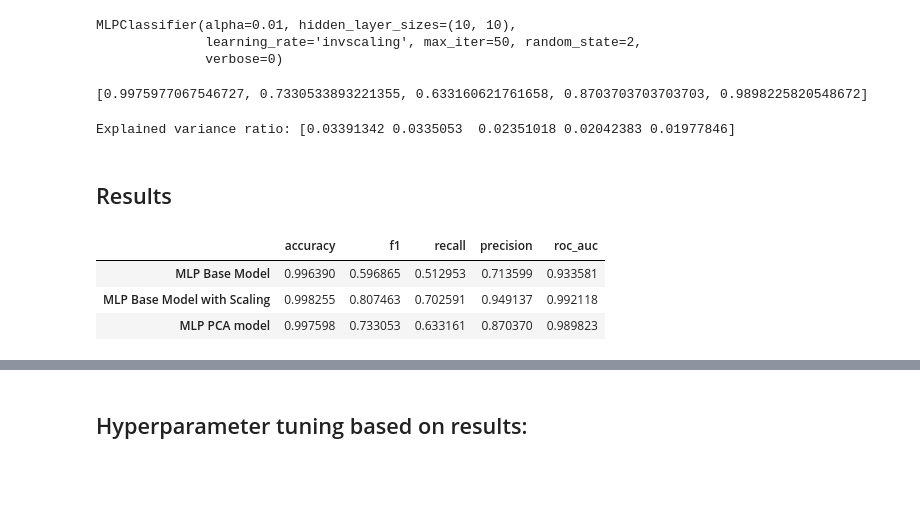
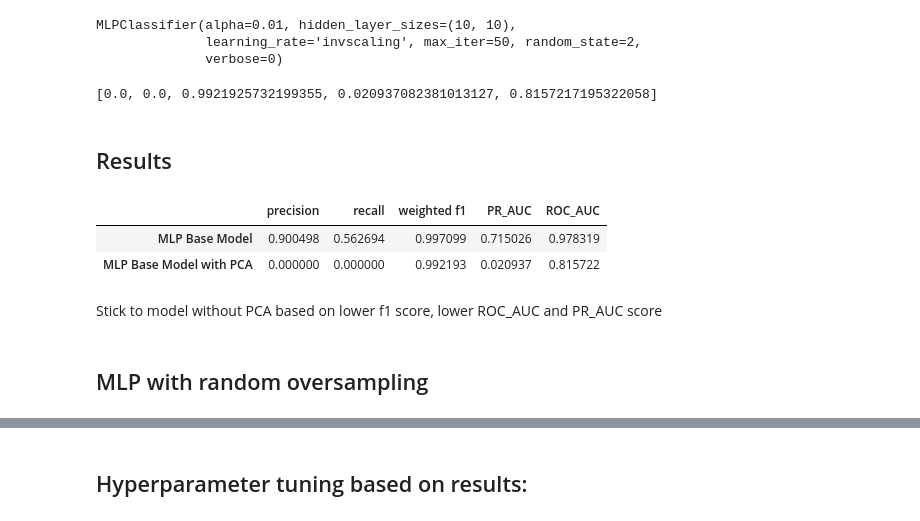
Before and after one commit to saxyrinchen/bt4012_project, a Jupyter notebook: Multilayer_Perceptron.ipynb, the cells around one changed output, grey strips where cells are left out. Saved outputs shown, nothing was run; the diff lists cells and outputs as text; code cells hidden in the pictures; blank space fills up the shorter version.

```diff
--- a/Multilayer_Perceptron.ipynb
+++ b/Multilayer_Perceptron.ipynb
@@ -79,18 +78,19 @@ MLPClassifier(alpha=0.01, hidden_layer_sizes=(10, 10),
               learning_rate='invscaling', max_iter=50, random_state=2,
               verbose=0)
 # %%
-y_pred = mlp.predict(X_test_scaled)
+y_pred = mlp.predict(X_val_scaled)
+f1 = f1_score(y_val, y_pred, average='binary')
+recall = recall_score(y_val, y_pred, average='binary')
+precision = precision_score(y_val, y_pred, average='binary')
 
-accuracy = accuracy_score(y_test, y_pred)
-f1 = f1_score(y_test, y_pred, average='binary')
-recall = recall_score(y_test, y_pred, average='binary')
-precision = precision_score(y_test, y_pred, average='binary')
+y_pred_probs = mlp.predict_proba(X_val_scaled)
+roc_auc = roc_auc_score(y_val, y_pred_probs[:, 1])
 
-y_pred_probs = mlp.predict_proba(X_test_scaled)
+precision_points, recall_points, thresholds = precision_recall_curve(y_val, y_pred_probs[:, 1])
 
-roc_auc = roc_auc_score(y_test, y_pred_probs[:, 1])
+pr_auc = auc(recall_points, precision_points)
 
-metrics_base_scaled = [accuracy, f1, recall, precision, roc_auc]
+metrics_base = [precision, recall, f1, pr_auc, roc_auc]
 
-print(metrics_base_scaled)
+print(metrics_base)
 # %% [output]
@@ -108,6 +108,7 @@ n_components
 pca = PCA(n_components=n_components)
 fit = pca.fit(X_train_scaled)
 X_train_pca = pca.transform(X_train_scaled)
+X_val_pca = pca.transform(X_val_scaled)
 X_test_pca = pca.transform(X_test_scaled)
 explained_variance_ratio = pca.explained_variance_ratio_
 print(f'Explained variance ratio: {explained_variance_ratio}')
@@ -134,45 +123,40 @@ MLPClassifier(alpha=0.01, hidden_layer_sizes=(10, 10),
               learning_rate='invscaling', max_iter=50, random_state=2,
               verbose=0)
 # %%
-y_pred = mlp.predict(X_test_pca)
+y_pred = mlp.predict(X_val_pca)
+f1 = f1_score(y_val, y_pred, average='binary')
+recall = recall_score(y_val, y_pred, average='binary')
+precision = precision_score(y_val, y_pred, average='binary')
 
-accuracy = accuracy_score(y_test, y_pred)
-f1 = f1_score(y_test, y_pred, average='binary')
-recall = recall_score(y_test, y_pred, average='binary')
-precision = precision_score(y_test, y_pred, average='binary')
+y_pred_probs = mlp.predict_proba(X_val_pca)
+roc_auc = roc_auc_score(y_val, y_pred_probs[:, 1])
 
-y_pred_probs = mlp.predict_proba(X_test_pca)
+precision_points, recall_points, thresholds = precision_recall_curve(y_val, y_pred_probs[:, 1])
 
-roc_auc = roc_auc_score(y_test, y_pred_probs[:, 1])
+pr_auc = auc(recall_points, precision_points)
 
-metrics_pca = [accuracy, f1, recall, precision, roc_auc]
+metrics_base_pca = [precision, recall, f1, pr_auc, roc_auc]
 
-print(metrics_pca)
+print(metrics_base_pca)
 # %% [output]
-[0.9975977067546727, 0.7330533893221355, 0.633160621761658, 0.8703703703703703, 0.9898225820548672]
+[0.0, 0.0, 0.9921925732199355, 0.020937082381013127, 0.8157217195322058]
-# %%
-pca = PCA(n_components=5)
-fit = pca.fit(X_train_scaled)
-X_train_pca = pca.transform(X_train_scaled)
-X_test_pca = pca.transform(X_test_scaled)
-explained_variance_ratio = pca.explained_variance_ratio_
-print(f'Explained variance ratio: {explained_variance_ratio}')
-# %% [output]
-Explained variance ratio: [0.03391342 0.0335053  0.02351018 0.02042383 0.01977846]
 # %% [markdown]
 ## Results
 # %%
-all_metrics = [metrics_base, metrics_base_scaled, metrics_pca]
+all_metrics = [metrics_base, metrics_base_pca]
 
-df_metrics = pd.DataFrame(all_metrics, columns=['accuracy', 'f1', 'recall', 'precision', 'roc_auc'])
+df_metrics = pd.DataFrame(all_metrics, columns=['precision', 'recall', 'weighted f1', 'PR_AUC', 'ROC_AUC'])
 
-row_names = ['MLP Base Model','MLP Base Model with Scaling', 'MLP PCA model']
+row_names = ['MLP Base Model','MLP Base Model with PCA']
 
 df_metrics.index = row_names
 
 df_metrics
 # %% [output]
-|  | accuracy | f1 | recall | precision | roc_auc |
-| MLP Base Model | 0.996390 | 0.596865 | 0.512953 | 0.713599 | 0.933581 |
-| MLP Base Model with Scaling | 0.998255 | 0.807463 | 0.702591 | 0.949137 | 0.992118 |
-| MLP PCA model | 0.997598 | 0.733053 | 0.633161 | 0.870370 | 0.989823 |
+|  | precision | recall | weighted f1 | PR_AUC | ROC_AUC |
+| MLP Base Model | 0.900498 | 0.562694 | 0.997099 | 0.715026 | 0.978319 |
+| MLP Base Model with PCA | 0.000000 | 0.000000 | 0.992193 | 0.020937 | 0.815722 |
+# %% [markdown]
+Stick to model without PCA based on lower f1 score, lower ROC_AUC and PR_AUC score
+# %% [markdown]
+## MLP with random oversampling
```
Also changed, not shown: parts of 37 cells of this notebook, 1 other file.
